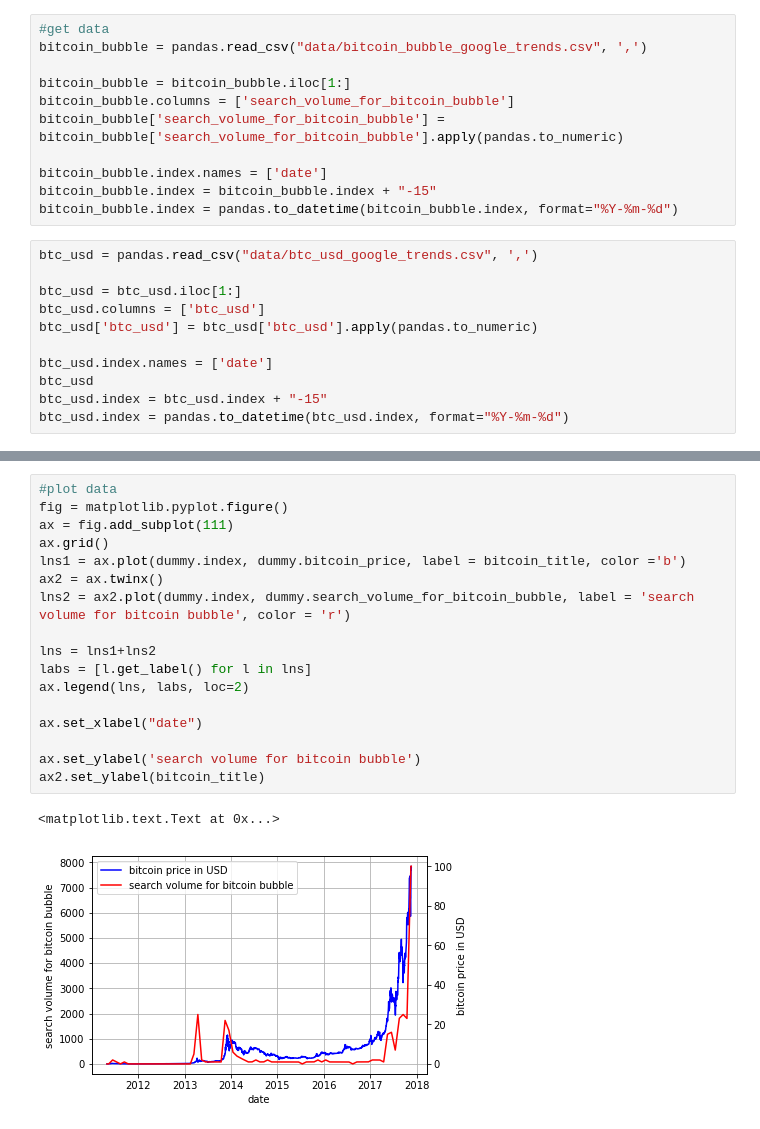
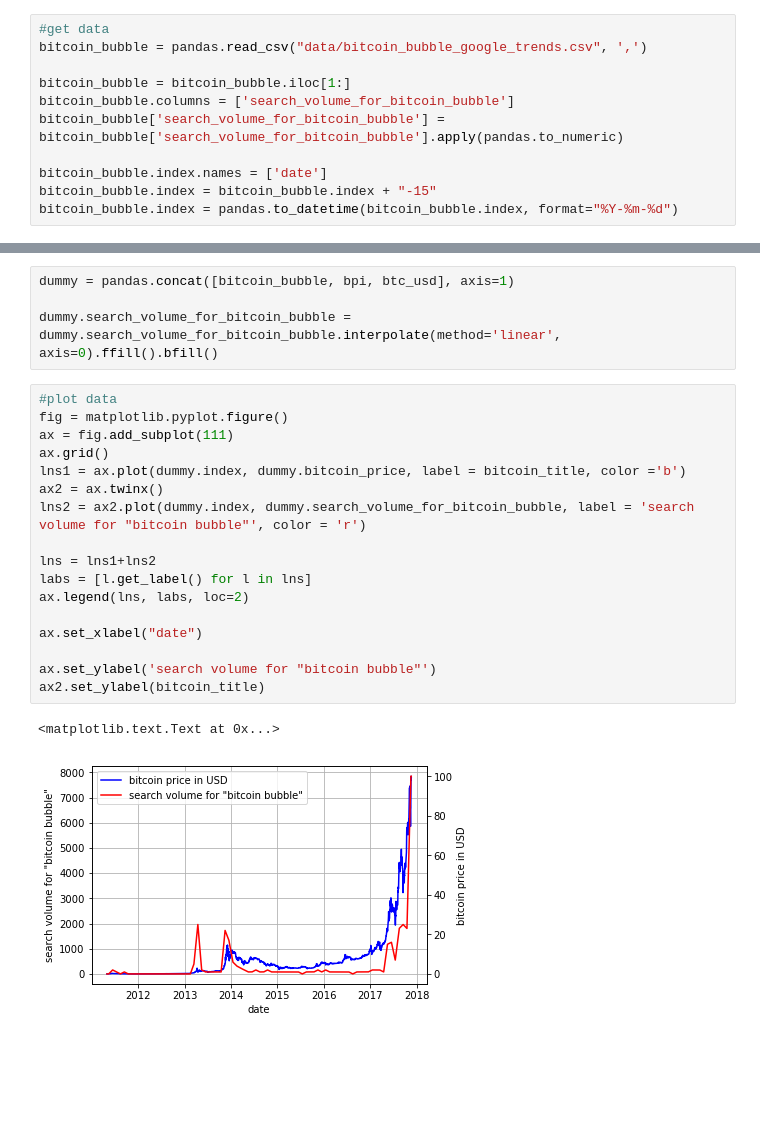
Before and after one commit to thutrangdong/coding-thesis, a Jupyter notebook: workspace_jupyter/02_Bitcoin_Bubble_Analysis.ipynb, the cells around one changed output, grey strips where cells are left out. Saved outputs shown, nothing was run; the diff lists cells and outputs as text; blank space fills up the shorter version.

```diff
--- a/workspace_jupyter/02_Bitcoin_Bubble_Analysis.ipynb
+++ b/workspace_jupyter/02_Bitcoin_Bubble_Analysis.ipynb
@@ -14,14 +14,3 @@ bitcoin_bubble['search_volume_for_bitcoin_bubble'] = bitcoin_bubble['search_volu
 bitcoin_bubble.index.names = ['date']
 bitcoin_bubble.index = bitcoin_bubble.index + "-15"
 bitcoin_bubble.index = pandas.to_datetime(bitcoin_bubble.index, format="%Y-%m-%d")
-# %%
-btc_usd = pandas.read_csv("data/btc_usd_google_trends.csv", ',')
-
-btc_usd = btc_usd.iloc[1:]
-btc_usd.columns = ['btc_usd']
-btc_usd['btc_usd'] = btc_usd['btc_usd'].apply(pandas.to_numeric)
-
-btc_usd.index.names = ['date']
-btc_usd
-btc_usd.index = btc_usd.index + "-15"
-btc_usd.index = pandas.to_datetime(btc_usd.index, format="%Y-%m-%d")
@@ -40,20 +17,24 @@ dummy['total_returns_btc_usd'] = numpy.exp(dummy.log_returns_btc_usd.cumsum()) -
+# %%
+dummy = pandas.concat([bitcoin_bubble, bpi, btc_usd], axis=1)
+
+dummy.search_volume_for_bitcoin_bubble = dummy.search_volume_for_bitcoin_bubble.interpolate(method='linear', axis=0).ffill().bfill()
 # %%
 #plot data
 fig = matplotlib.pyplot.figure()
 ax = fig.add_subplot(111)
 ax.grid()
 lns1 = ax.plot(dummy.index, dummy.bitcoin_price, label = bitcoin_title, color ='b')
 ax2 = ax.twinx()
-lns2 = ax2.plot(dummy.index, dummy.search_volume_for_bitcoin_bubble, label = 'search volume for bitcoin bubble', color = 'r')
+lns2 = ax2.plot(dummy.index, dummy.search_volume_for_bitcoin_bubble, label = 'search volume for "bitcoin bubble"', color = 'r')
 
 lns = lns1+lns2
 labs = [l.get_label() for l in lns]
 ax.legend(lns, labs, loc=2)
 
 ax.set_xlabel("date")
 
-ax.set_ylabel('search volume for bitcoin bubble')
+ax.set_ylabel('search volume for "bitcoin bubble"')
 ax2.set_ylabel(bitcoin_title)
 # %% [output]
 <matplotlib.text.Text at 0x...>
-[figure, old version]
+[figure, new version]
```
Also changed, not shown: parts of 1 cell of this notebook, 4 other files.
